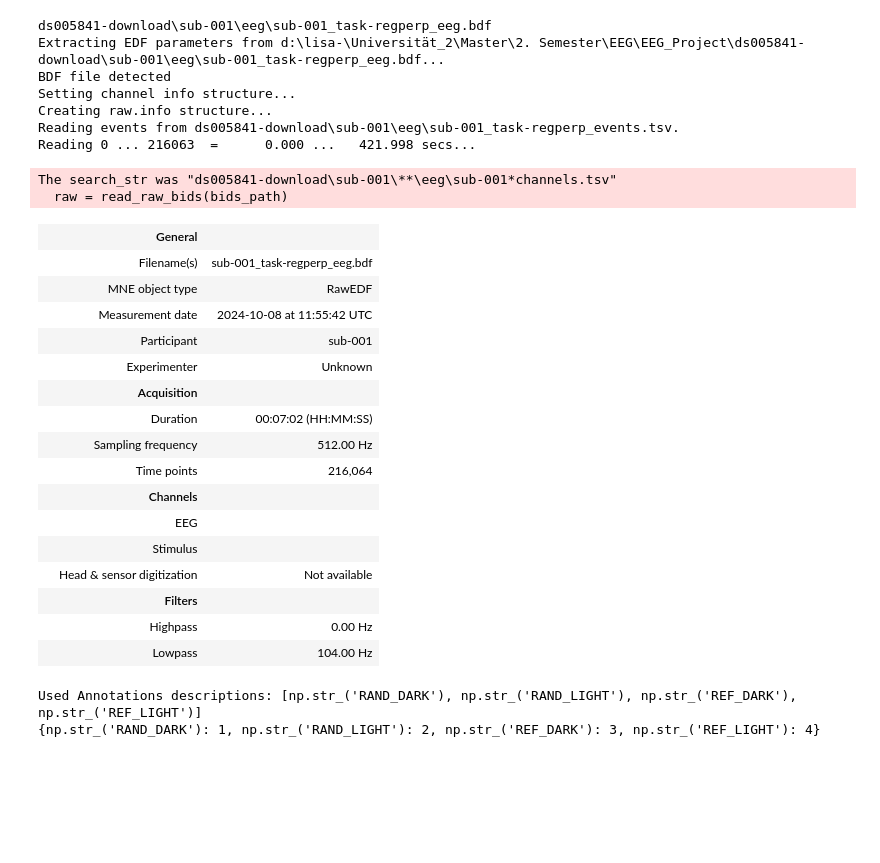
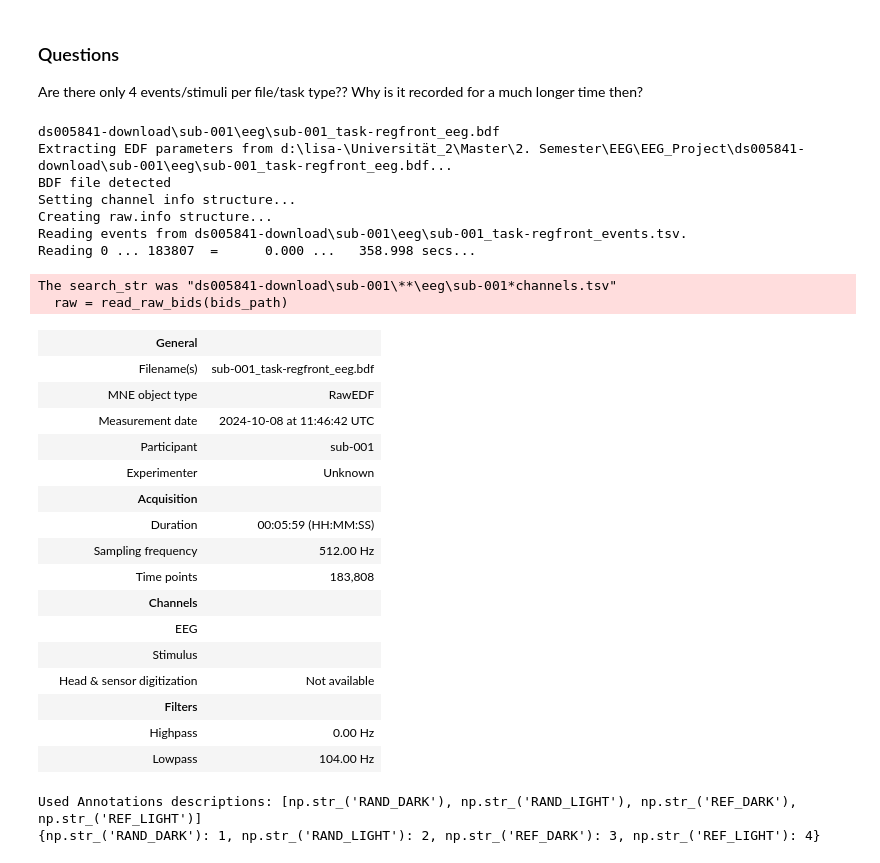
Before and after one commit to 0lisaaaa2/EEG_Project, a Jupyter notebook: milestone2.ipynb, the cells around one changed output. Saved outputs shown, nothing was run; the diff lists cells and outputs as text; code cells hidden in the pictures; blank space fills up the shorter version.

```diff
--- a/milestone2.ipynb
+++ b/milestone2.ipynb
@@ -4,44 +45,48 @@ import numpy as np
+# %% [markdown]
+### Questions
+
+Are there only 4 events/stimuli per file/task type?? Why is it recorded for a much longer time then?
 # %%
 from mne_bids import BIDSPath, read_raw_bids
 
 bids_root = r"ds005841-download"
 
 subject_id = "001"
-task = "regperp"    # lumfront, lumperp, regfront, regperp, signalscreen, signalvr -> Was ist signalscreen, signalvr?
+task = "regfront"    # lumfront, lumperp, regfront, regperp, signalscreen, signalvr -> Was ist signalscreen, signalvr?
 
 bids_path = BIDSPath(
     subject=subject_id,
     task=task,
     datatype="eeg",
     suffix="eeg",
     extension=".bdf",
     root=bids_root
 )
 
 print(bids_path.fpath)
 
 raw = read_raw_bids(bids_path)
 raw.load_data()
 # %% [output]
-ds005841-download\sub-001\eeg\sub-001_task-regperp_eeg.bdf
-Extracting EDF parameters from d:\lisa-\Universität_2\Master\2. Semester\EEG\EEG_Project\ds005841-download\sub-001\eeg\sub-001_task-regperp_eeg.bdf...
+ds005841-download\sub-001\eeg\sub-001_task-regfront_eeg.bdf
+Extracting EDF parameters from d:\lisa-\Universität_2\Master\2. Semester\EEG\EEG_Project\ds005841-download\sub-001\eeg\sub-001_task-regfront_eeg.bdf...
 BDF file detected
 Setting channel info structure...
 Creating raw.info structure...
-Reading events from ds005841-download\sub-001\eeg\sub-001_task-regperp_events.tsv.
-Reading 0 ... 216063  =      0.000 ...   421.998 secs...
+Reading events from ds005841-download\sub-001\eeg\sub-001_task-regfront_events.tsv.
+Reading 0 ... 183807  =      0.000 ...   358.998 secs...
 The search_str was "ds005841-download\sub-001\**\eeg\sub-001*channels.tsv"
   raw = read_raw_bids(bids_path)
 |  | General |  |
-|  | Filename(s) | sub-001_task-regperp_eeg.bdf |
+|  | Filename(s) | sub-001_task-regfront_eeg.bdf |
 |  | MNE object type | RawEDF |
-|  | Measurement date | 2024-10-08 at 11:55:42 UTC |
+|  | Measurement date | 2024-10-08 at 11:46:42 UTC |
 |  | Participant | sub-001 |
 |  | Experimenter | Unknown |
 |  | Acquisition |  |
-|  | Duration | 00:07:02 (HH:MM:SS) |
+|  | Duration | 00:05:59 (HH:MM:SS) |
 |  | Sampling frequency | 512.00 Hz |
-|  | Time points | 216,064 |
+|  | Time points | 183,808 |
 |  | Channels |  |
 |  | EEG |  |
 |  | Stimulus |  |
```
Also changed, not shown: parts of 2 cells of this notebook.
